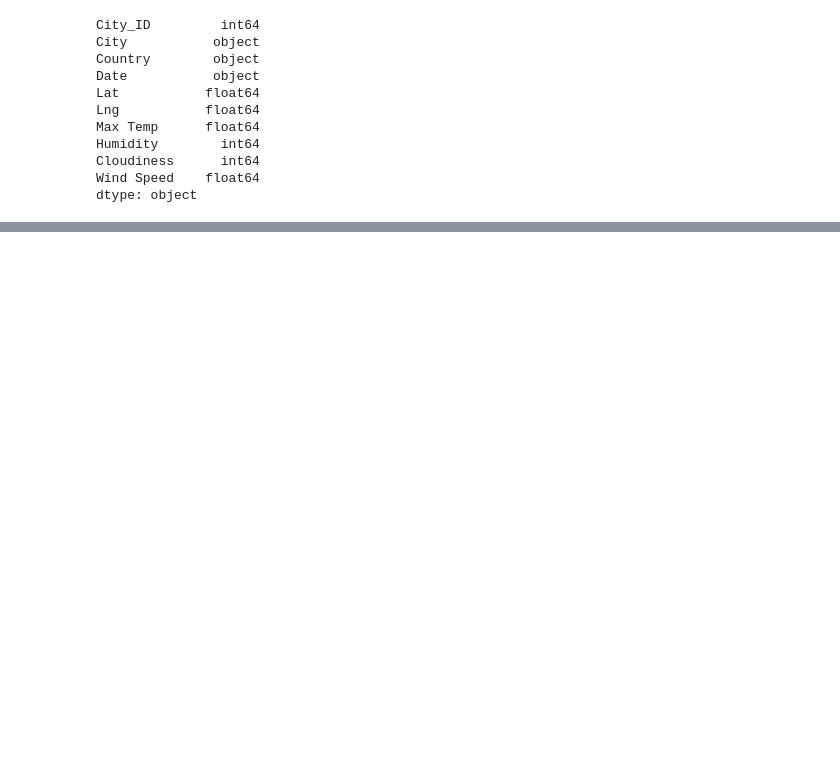
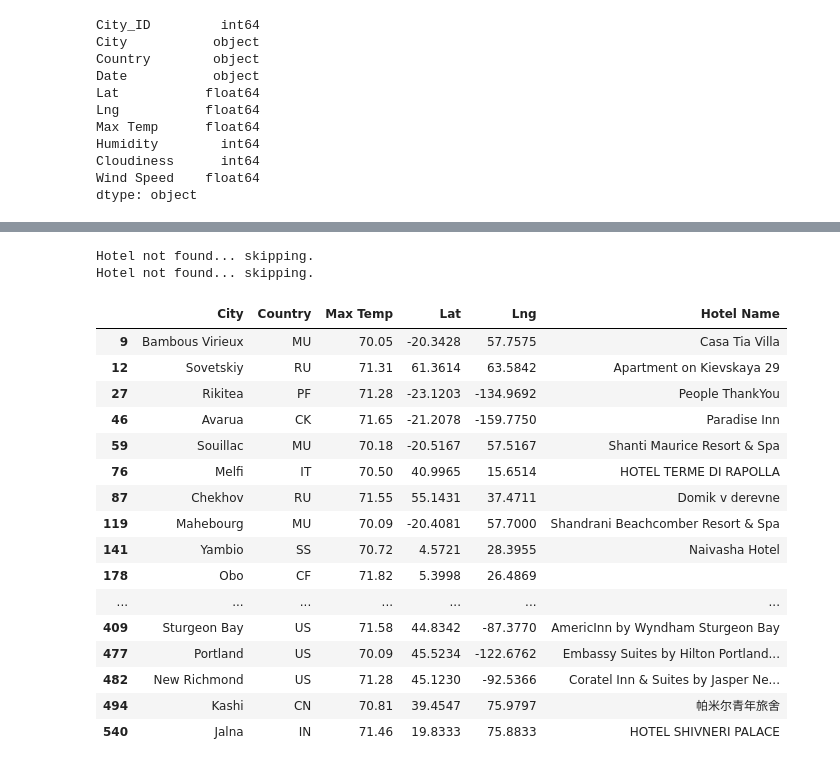
Before and after one commit to macdkw89/World_Weather_Analysis, a Jupyter notebook: VacationPy.ipynb, the cells around one changed output, grey strips where cells are left out. Cells and saved outputs as stored; diff of their text form; code cells hidden in the pictures; blank space fills up the shorter version.

```diff
--- a/VacationPy.ipynb
+++ b/VacationPy.ipynb
@@ -122,3 +122,8 @@ Wind Speed    55
 dtype: int64
 # %%
 #Continue with lesson 6.5.4
+# %%
+# Create DataFrame called hotel_df to store hotel names along with city, country, max temp, and coordinates.
+hotel_df = preferred_cities_df[["City", "Country", "Max Temp", "Lat", "Lng"]].copy()
+hotel_df["Hotel Name"] = ""
+hotel_df.head(10)
@@ -124,0 +142,49 @@ dtype: int64
+# %%
+# Set parameters to search for a hotel.
+params = {
+    "radius": 5000,
+    "type": "lodging",
+    "key": g_key}
+
+# Iterate through the DataFrame.
+
+for index, row in hotel_df.iterrows():
+    # Get the latitude and longitude.
+    lat = row["Lat"]
+    lng = row["Lng"]
+
+    # Add the latitude and longitude to location key for the params dictionary.
+    params["location"] = f"{lat},{lng}"
+
+    # Use the search term: "lodging" and our latitude and longitude.
+    base_url = "https://maps.googleapis.com/maps/api/place/nearbysearch/json"
+    # Make request and get the JSON data from the search.
+    hotels = requests.get(base_url, params=params).json()
+    # Grab the first hotel from the results and store the name.
+    try:
+        hotel_df.loc[index, "Hotel Name"] = hotels["results"][0]["name"]
+    except (IndexError):
+        print("Hotel not found... skipping.")
+# %% [output]
+Hotel not found... skipping.
+Hotel not found... skipping.
+# %%
+hotel_df
+# %% [output]
+|  | City | Country | Max Temp | Lat | Lng | Hotel Name |
+| 9 | Bambous Virieux | MU | 70.05 | -20.3428 | 57.7575 | Casa Tia Villa |
+| 12 | Sovetskiy | RU | 71.31 | 61.3614 | 63.5842 | Apartment on Kievskaya 29 |
+| 27 | Rikitea | PF | 71.28 | -23.1203 | -134.9692 | People ThankYou |
+| 46 | Avarua | CK | 71.65 | -21.2078 | -159.7750 | Paradise Inn |
+| 59 | Souillac | MU | 70.18 | -20.5167 | 57.5167 | Shanti Maurice Resort & Spa |
+| 76 | Melfi | IT | 70.50 | 40.9965 | 15.6514 | HOTEL TERME DI RAPOLLA |
+| 87 | Chekhov | RU | 71.55 | 55.1431 | 37.4711 | Domik v derevne |
+| 119 | Mahebourg | MU | 70.09 | -20.4081 | 57.7000 | Shandrani Beachcomber Resort & Spa |
+| 141 | Yambio | SS | 70.72 | 4.5721 | 28.3955 | Naivasha Hotel |
+| 178 | Obo | CF | 71.82 | 5.3998 | 26.4869 |  |
+| ... | ... | ... | ... | ... | ... | ... |
+| 409 | Sturgeon Bay | US | 71.58 | 44.8342 | -87.3770 | AmericInn by Wyndham Sturgeon Bay |
+| 477 | Portland | US | 70.09 | 45.5234 | -122.6762 | Embassy Suites by Hilton Portland... |
+| 482 | New Richmond | US | 71.28 | 45.1230 | -92.5366 | Coratel Inn & Suites by Jasper Ne... |
+| 494 | Kashi | CN | 70.81 | 39.4547 | 75.9797 | 帕米尔青年旅舍 |
+| 540 | Jalna | IN | 71.46 | 19.8333 | 75.8833 | HOTEL SHIVNERI PALACE |
```
Also changed, not shown: parts of 6 cells of this notebook, 1 other file.
